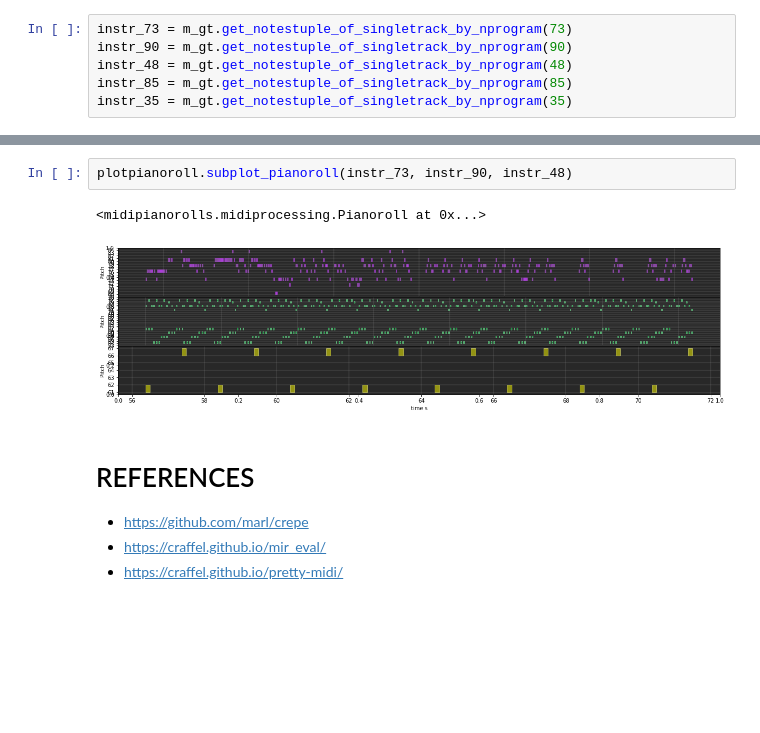
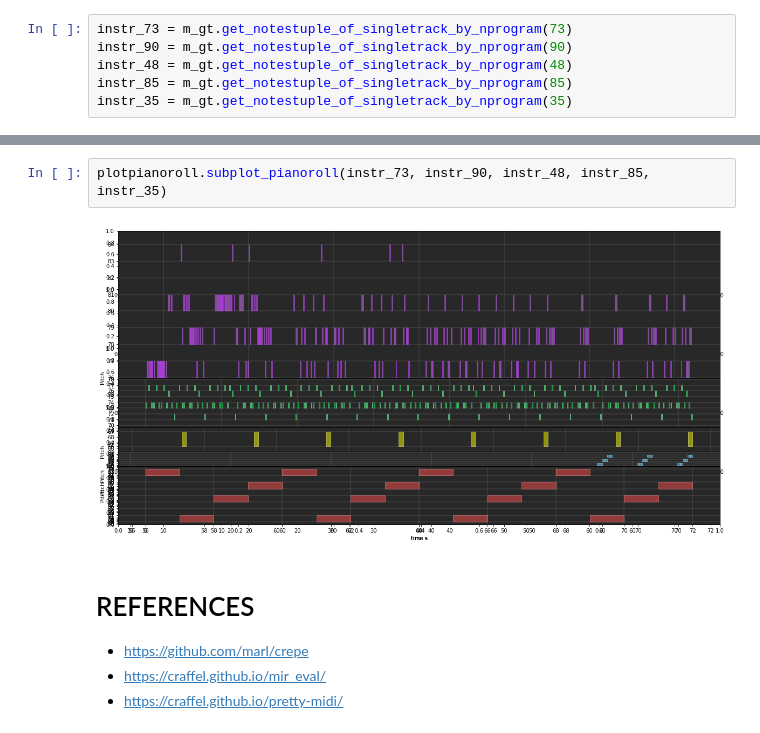
Before and after one commit to carlosholivan/midiplot, a Jupyter notebook: tutorials/tutorial.ipynb, the cells around one changed output, grey strips where cells are left out. Saved outputs shown, nothing was run; the diff lists cells and outputs as text; blank space fills up the shorter version.

```diff
--- a/tutorials/wavAImidiZ.ipynb
+++ b/tutorials/tutorial.ipynb
@@ -128,9 +127,8 @@ plotpianoroll.overlap_multitrack_pianorolls(instr_73, instr_90, instr_48, instr_
 [figure]
 # %%
-plotpianoroll.subplot_pianoroll(instr_73, instr_90, instr_48)
+plotpianoroll.subplot_pianoroll(instr_73, instr_90, instr_48, instr_85, instr_35)
 # %% [output]
-<midipianorolls.midiprocessing.Pianoroll at 0x...>
-[figure, old version]
+[figure, new version]
 # %% [markdown]
 # <a name="references"></a>REFERENCES
 
```
Also changed, not shown: parts of 1 cell of this notebook, 3 other files.
